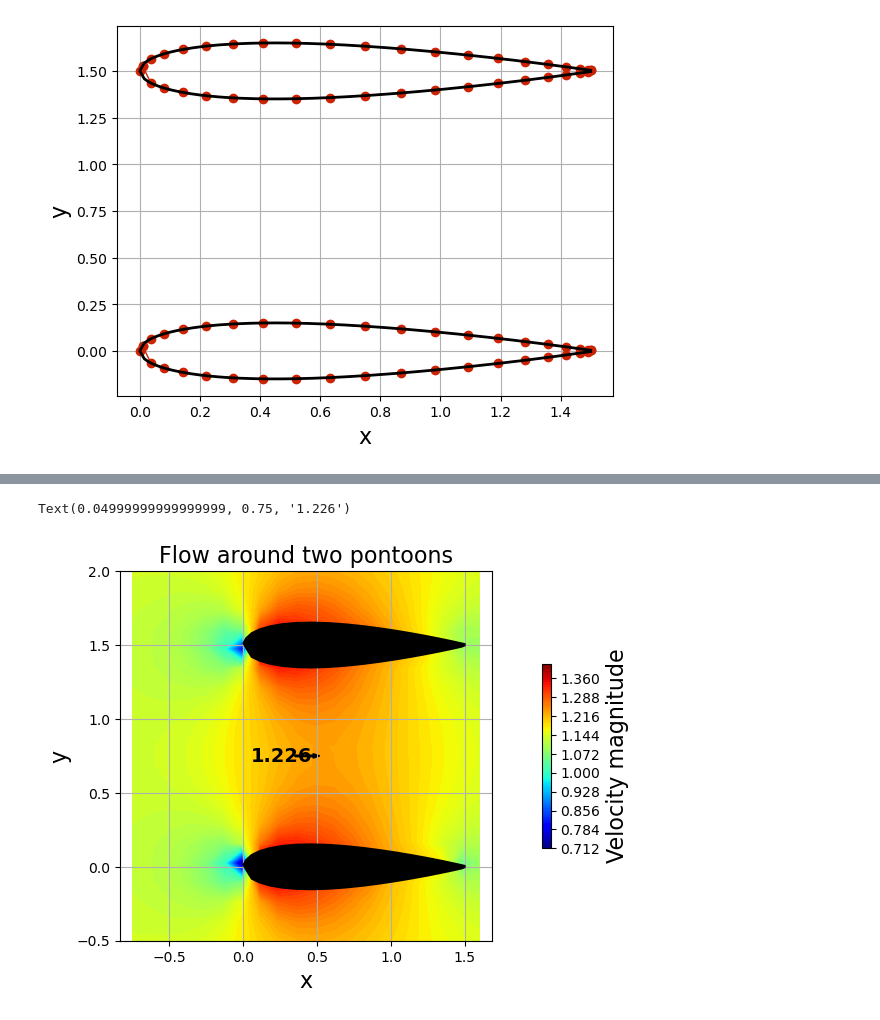
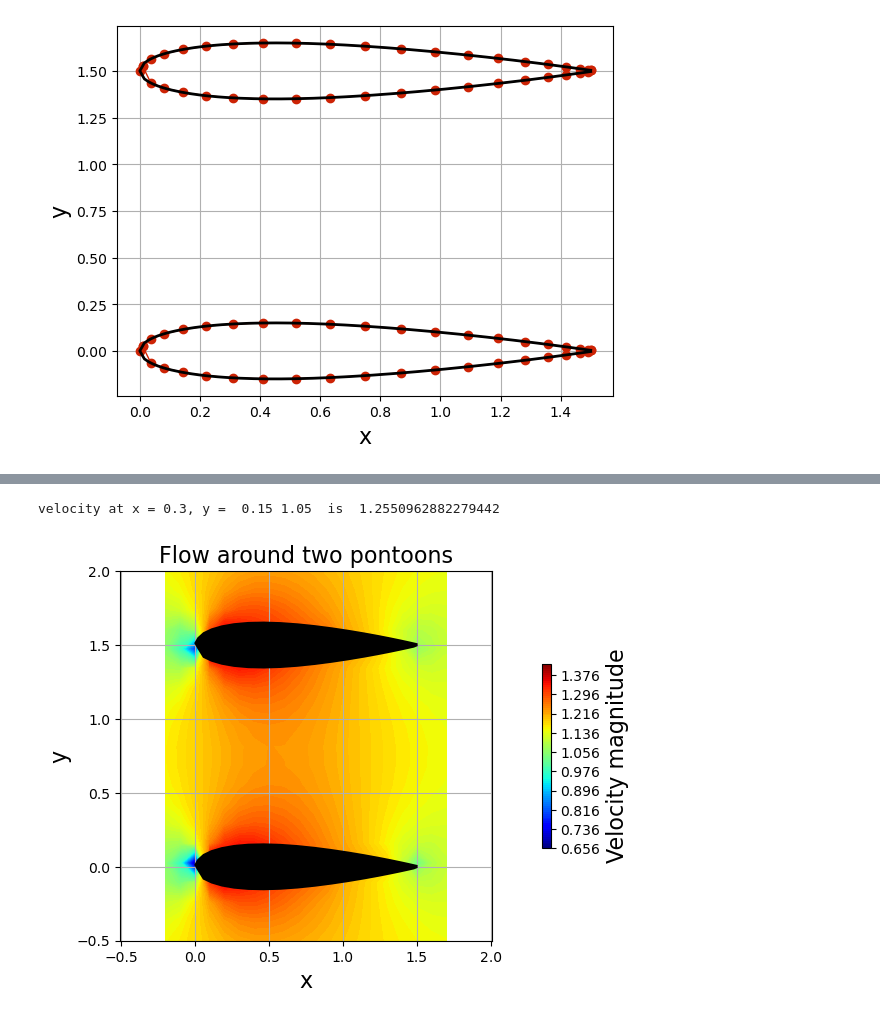
Before and after one commit to pilipb/DP5-code, a Jupyter notebook: testing_foil.ipynb, the cells around one changed output, grey strips where cells are left out. Cells and saved outputs as stored; diff of their text form; code cells hidden in the pictures.

Commit message:
change definitions of width slightly

```diff
--- a/testing_foil.ipynb
+++ b/testing_foil.ipynb
@@ -8,7 +8,7 @@ from matplotlib import pyplot as plt
 # size limit = 1.54 x 1.51m as its Hilux
 
 foil_width = 0.3
-turbine_width = 1.2 + foil_width
+turbine_width = 1.2
 
 turbine_length = 1.5
 t_c = 0.2
@@ -60,10 +60,10 @@ for i,aerofoil in enumerate(coords):
 
 # now move the aerofoils to the correct position
 for panel in aerofoils[1]:
-    panel.ya = panel.ya + turbine_width
-    panel.yb = panel.yb + turbine_width
-    panel.yc = panel.yc + turbine_width
-y2 = y2 + turbine_width
+    panel.ya = panel.ya + turbine_width + foil_width
+    panel.yb = panel.yb + turbine_width + foil_width
+    panel.yc = panel.yc + turbine_width + foil_width
+y2 = y2 + turbine_width + foil_width
 
 
 # plot the panels
@@ -117,14 +111,13 @@ for i,p in enumerate(aerofoils):
 # %%
 # define velocity field
 nx, ny = 20, 20
-x_start, x_end = -turbine_length/2, turbine_length + 0.1
-y_start, y_end = - 0.2 - foil_width, turbine_width + foil_width + 0.2
+x_start, x_end = -0.2, turbine_length + 0.2
+y_start, y_end = - 0.2 - foil_width, turbine_width + 2*foil_width + 0.2
 x_ = np.linspace(x_start, x_end, nx)
 y_ = np.linspace(y_start, y_end, ny)
 X, Y = np.meshgrid(x_, y_)
 
-plt.figure()
-plt.axis('equal')
+
 # compute the velocity field on the mesh grid
 u_tot = np.zeros((ny, nx))
 v_tot = np.zeros((ny, nx))
@@ -140,47 +133,78 @@ v_tot = v_tot / 2
 
 # # plot the velocity field
 # plt.streamplot(X, Y, u_tot, v_tot, density=2, linewidth=1, arrowsize=1, arrowstyle='->')
+plt.figure()
+plt.axis('equal')
 
 for panels in aerofoils:
     plt.fill([panel.xc for panel in panels],
         [panel.yc for panel in panels],
         color='k', linestyle='solid', linewidth=2, zorder=2)
 
 # add contours of velocity
 plt.contourf(X, Y, np.sqrt(u_tot**2 + v_tot**2), cmap='jet', levels=100)
 cbar = plt.colorbar(orientation='vertical', shrink=0.5, pad=0.1)
 cbar.set_label('Velocity magnitude', fontsize=16)
 
 plt.grid()
 plt.title('Flow around two pontoons', fontsize=16)
 plt.xlim(x_start, x_end)
 plt.ylim(y_start, y_end)
 plt.xlabel('x', fontsize=16)
 plt.ylabel('y', fontsize=16)
 
-# calculate velocity at x = 0.5, y = width/2
-x_point = 0.35
-y_point = turbine_width/2
+
+# compute the mean velocity between the pontoons
+    # the area of interest is 0.3 of the way along the length of the turbine
+    # and the mean of the velocities between [foil_width/2, turbine_width + foil_width/2]
+    # in the net velocity field
+x_point = turbine_length*0.3
+y_points = [foil_width/2, turbine_width - foil_width/2]
 
 up_tot=0
 vp_tot=0
+num_points = 10
 for i,panels in enumerate(aerofoils):
-    u, v = vel_field(panels, freestream, x_point, y_point)
-    up_tot += u
-    vp_tot += v
+    for y_point in np.linspace(y_points[0], y_points[1], num_points):
+        u, v = vel_field(panels, freestream, x_point, y_point)
+        up_tot += u
+        vp_tot += v
 # normalize the velocity field
-up_tot /= 2
-vp_tot /= 2
-
-# put an arrow there
-plt.arrow(x_point, y_point, up_tot/10, vp_tot/10, width=0.01, color='k')
+up_tot /= 2*num_points
+vp_tot /= 2*num_points
 
 # find the net velocity at this point
 vel = np.sqrt(up_tot**2 + vp_tot**2)
-plt.text(x_point-0.3, y_point, '%.3f' %vel, fontsize=14, fontweight='bold', va='center')
+print('velocity at x = 0.3, y = ', y_points[0],y_points[1],' is ', vel)
+
+
+
+
+# calculate velocity at x = 0.5, y = width/2
+# x_point = 0.35
+# y_point = turbine_width/2
+
+# up_tot=0
+# vp_tot=0
+# for i,panels in enumerate(aerofoils):
+#     u, v = vel_field(panels, freestream, x_point, y_point)
+#     up_tot += u
+#     vp_tot += v
+# # normalize the velocity field
+# up_tot /= 2
+# vp_tot /= 2
+
+
+
+# # put an arrow there
+# plt.arrow(x_point, y_point, up_tot/10, vp_tot/10, width=0.01, color='k')
+
+# # find the net velocity at this point
+# vel = np.sqrt(up_tot**2 + vp_tot**2)
+# plt.text(x_point-0.3, y_point, '%.3f' %vel, fontsize=14, fontweight='bold', va='center')
 # %% [output]
-Text(0.04999999999999999, 0.75, '1.226')
+velocity at x = 0.3, y =  0.15 1.05  is  1.2550962882279442
-[figure, old version]
+[figure, new version]
 # %%
 from power_calcs import *
 
```
Also changed, not shown: parts of 3 cells of this notebook.
